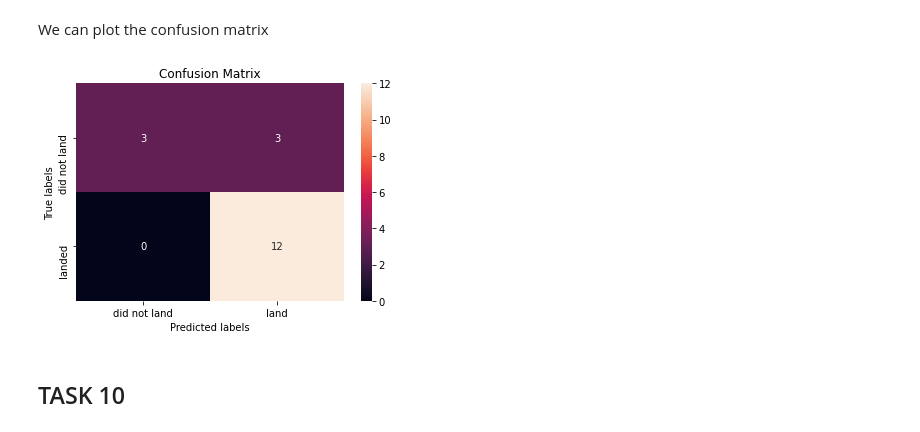
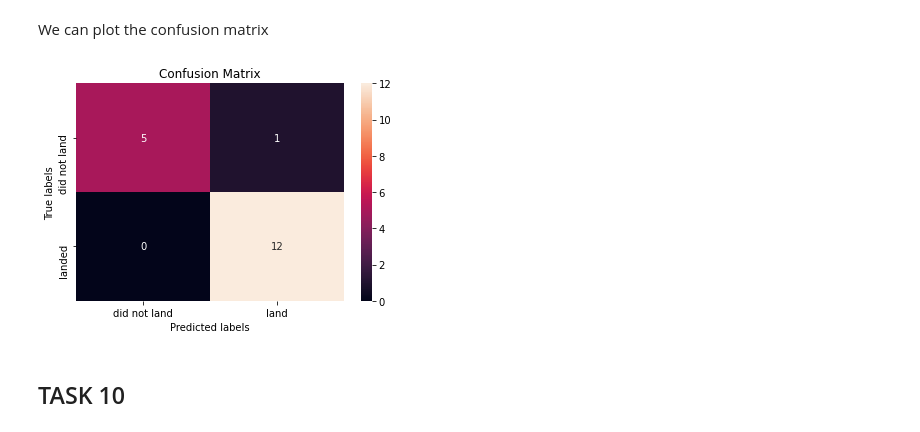
Before and after one commit to alteryx757/applied-data-science-capstone, a Jupyter notebook: Machine Learning.ipynb, the cells around one changed output. Cells and saved outputs as stored; diff of their text form; code cells hidden in the pictures.

```diff
--- a/Machine Learning.ipynb
+++ b/Machine Learning.ipynb
@@ -288,10 +291,10 @@ r2
 # %% [markdown]
 We can plot the confusion matrix
 # %%
-yhat = svm_cv.predict(X_test)
-plot_confusion_matrix(Y_test,yhat)
+tree_yhat = tree_cv.predict(X_test)
+plot_confusion_matrix(Y_test,tree_yhat)
 # %% [output]
-[figure, old version]
+[figure, new version]
 # %% [markdown]
 ## TASK  10
 # %% [markdown]
```
Also changed, not shown: parts of 9 cells of this notebook.
